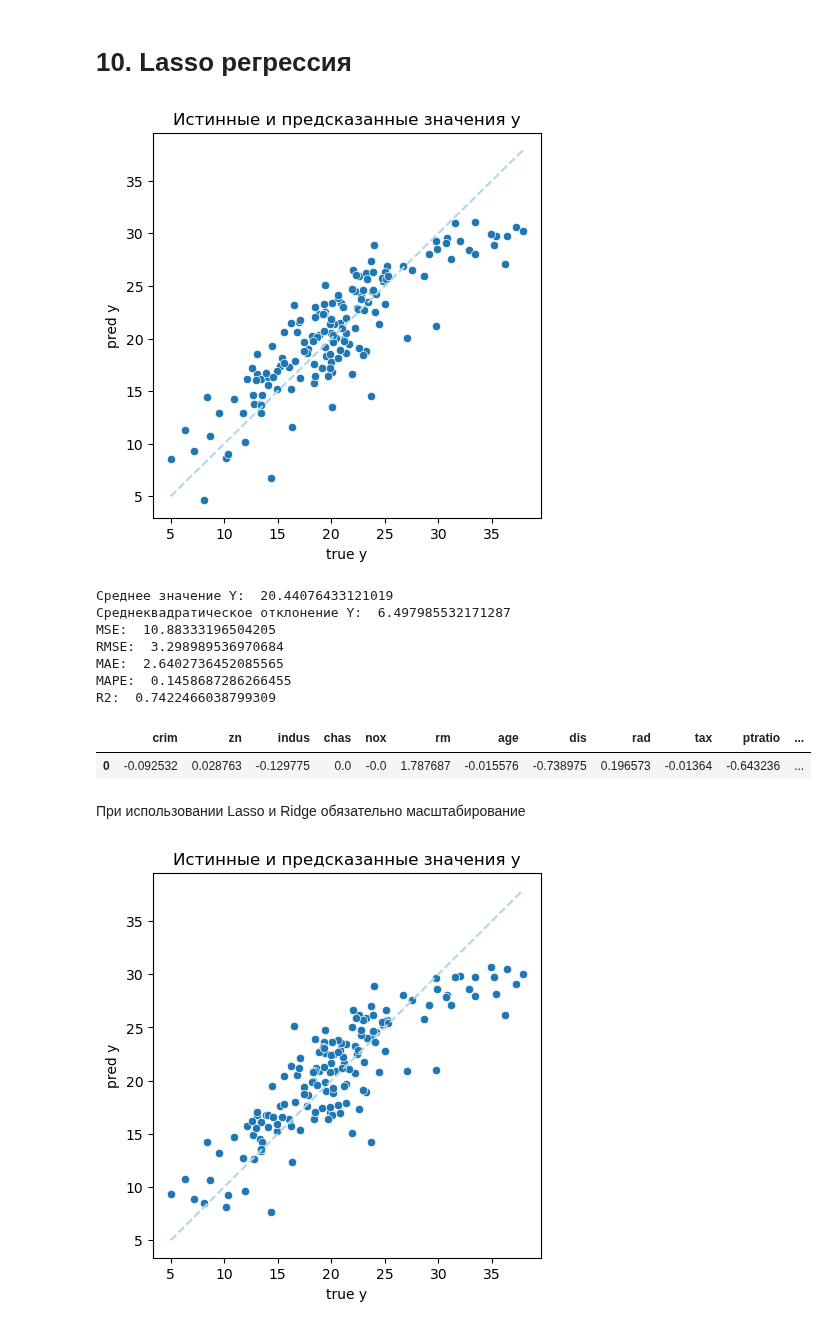
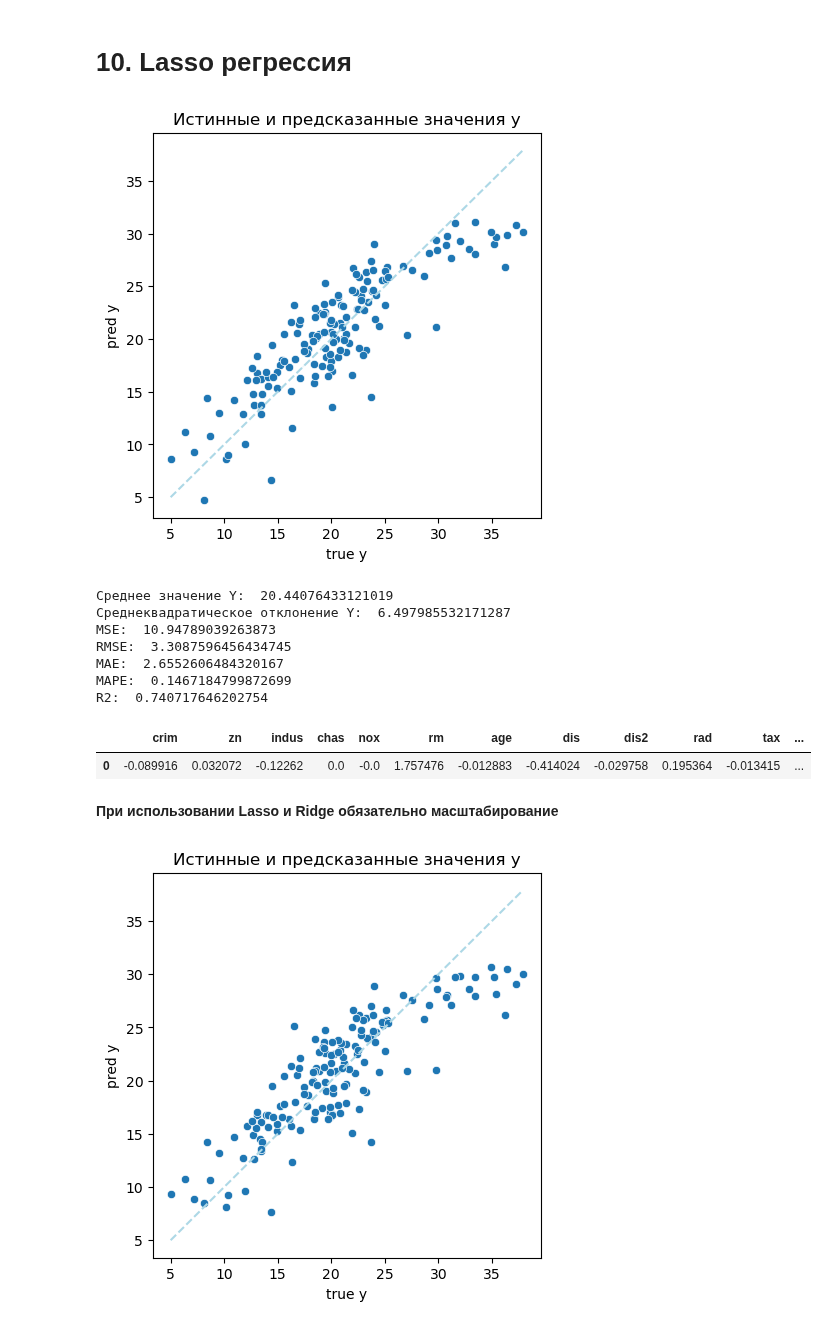
Before and after one commit to tea4erman/Innopolis-2026, a Jupyter notebook: Python/Innopolis_2026_AI_Architect_3_1_3_Polynomial_Regression.ipynb, the cells around one changed output. Drawn from its saved outputs; the diff is of its cells as text; code cells hidden in the pictures.

```diff
--- a/Python/Innopolis_2026_AI_Architect_3_1_3_Polynomial_Regression.ipynb
+++ b/Python/Innopolis_2026_AI_Architect_3_1_3_Polynomial_Regression.ipynb
@@ -420,35 +439,35 @@ vif_data.sort_values(by = 'VIF', ascending = False).reset_index(drop = True)
 # 10. Lasso регрессия
 # %%
 target_col = ['medv']
-features_col = ['crim', 'zn', 'indus', 'chas', 'nox', 'rm', 'age', 'dis', 'rad', 'tax', 'ptratio', 'black', 'lstat']
+features_col = ['crim', 'zn', 'indus', 'chas', 'nox', 'rm', 'age', 'dis', 'dis2', 'rad', 'tax', 'ptratio', 'black', 'lstat', 'lstat_inv']
 
 X_train, X_test, y_train, y_test = split_train_test(df, features_col, target_col)
 
 model = Lasso(alpha = 0.1)
 model.fit(X_train, y_train)
 
 y_pred = get_predictions(model, X_test)
 visualize_prediction(y_test, y_pred)
 show_metrics(y_test, y_pred)
 # %% [output]
-[figure, old version]
+[figure, new version]
 Среднее значение Y:  20.44076433121019
 Среднеквадратическое отклонение Y:  6.497985532171287
-MSE:  10.88333196504205
-RMSE:  3.298989536970684
-MAE:  2.6402736452085565
-MAPE:  0.1458687286266455
-R2:  0.7422466038799309
+MSE:  10.94789039263873
+RMSE:  3.3087596456434745
+MAE:  2.6552606484320167
+MAPE:  0.1467184799872699
+R2:  0.740717646202754
 # %%
 pd.DataFrame(
       index = X_train.columns,
       data = model.coef_
 ).T
 # %% [output]
-|  | crim | zn | indus | chas | nox | rm | age | dis | rad | tax | ptratio | ... |
-| 0 | -0.092532 | 0.028763 | -0.129775 | 0.0 | -0.0 | 1.787687 | -0.015576 | -0.738975 | 0.196573 | -0.01364 | -0.643236 | ... |
+|  | crim | zn | indus | chas | nox | rm | age | dis | dis2 | rad | tax | ... |
+| 0 | -0.089916 | 0.032072 | -0.12262 | 0.0 | -0.0 | 1.757476 | -0.012883 | -0.414024 | -0.029758 | 0.195364 | -0.013415 | ... |
 # %% [markdown]
-При использовании Lasso и Ridge обязательно масштабирование
+**При использовании Lasso и Ridge обязательно масштабирование**
 # %%
 target_col = ['medv']
 features_col = ['crim', 'zn', 'indus', 'chas', 'nox', 'rm', 'age', 'dis', 'rad', 'tax', 'ptratio', 'black', 'lstat']
```
Also changed, not shown: parts of 11 cells of this notebook.
